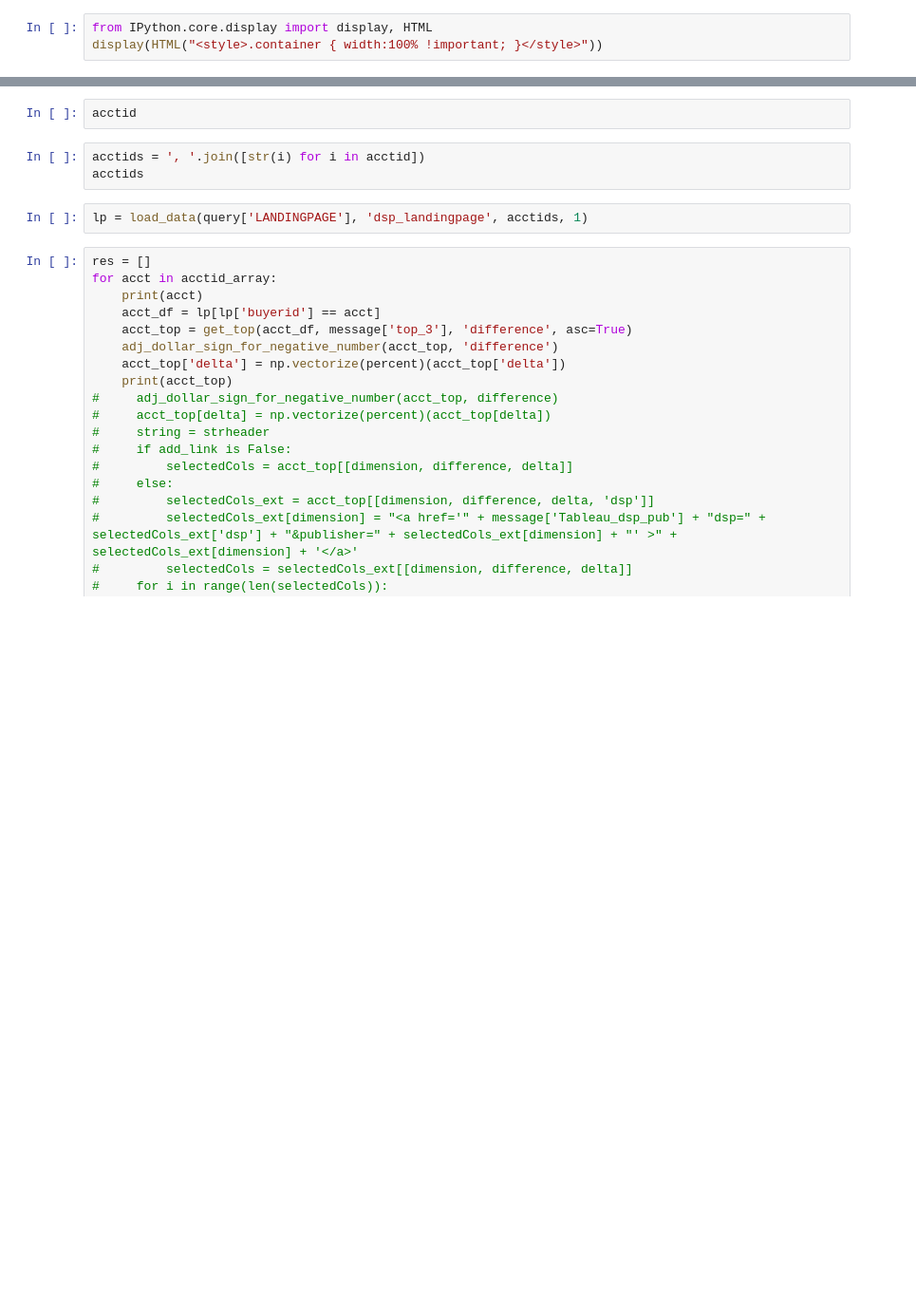
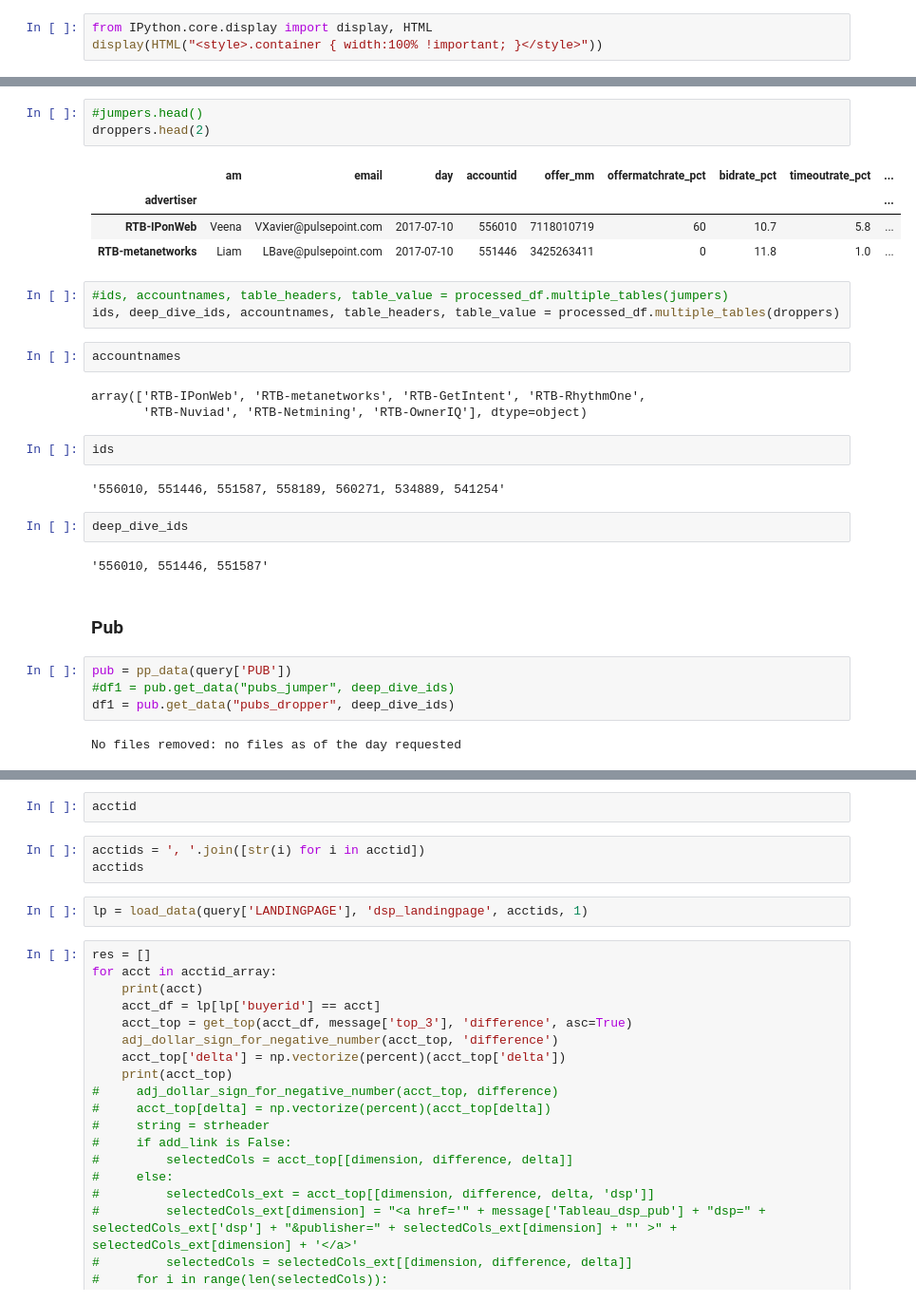
Before and after one commit to xiaomaosusie/alerting, a Jupyter notebook: Alerting.ipynb, the cells around one changed output, grey strips where cells are left out. Shown: that part at 95% size. Saved outputs shown, nothing was run; the diff lists cells and outputs as text; blank space fills up the shorter version.

```diff
--- a/Alerting.ipynb
+++ b/Alerting.ipynb
@@ -25,0 +21,32 @@ df = pd.read_pickle('dsp_kpi_20170629.pkl')
+# %%
+#jumpers.head()
+droppers.head(2)
+# %% [output]
+|  | am | email | day | accountid | offer_mm | offermatchrate_pct | bidrate_pct | timeoutrate_pct | ... |
+| advertiser |  |  |  |  |  |  |  |  | ... |
+| RTB-IPonWeb | Veena | VXavier@pulsepoint.com | 2017-07-10 | 556010 | 7118010719 | 60 | 10.7 | 5.8 | ... |
+| RTB-metanetworks | Liam | LBave@pulsepoint.com | 2017-07-10 | 551446 | 3425263411 | 0 | 11.8 | 1.0 | ... |
+# %%
+#ids, accountnames, table_headers, table_value = processed_df.multiple_tables(jumpers)
+ids, deep_dive_ids, accountnames, table_headers, table_value = processed_df.multiple_tables(droppers)
+# %%
+accountnames
+# %% [output]
+array(['RTB-IPonWeb', 'RTB-metanetworks', 'RTB-GetIntent', 'RTB-RhythmOne',
+       'RTB-Nuviad', 'RTB-Netmining', 'RTB-OwnerIQ'], dtype=object)
+# %%
+ids
+# %% [output]
+'556010, 551446, 551587, 558189, 560271, 534889, 541254'
+# %%
+deep_dive_ids
+# %% [output]
+'556010, 551446, 551587'
+# %% [markdown]
+### Pub ###
+# %%
+pub = pp_data(query['PUB'])
+#df1 = pub.get_data("pubs_jumper", deep_dive_ids)
+df1 = pub.get_data("pubs_dropper", deep_dive_ids)
+# %% [output]
+No files removed: no files as of the day requested
```
Also changed, not shown: parts of 27 cells of this notebook, 36 other files.
